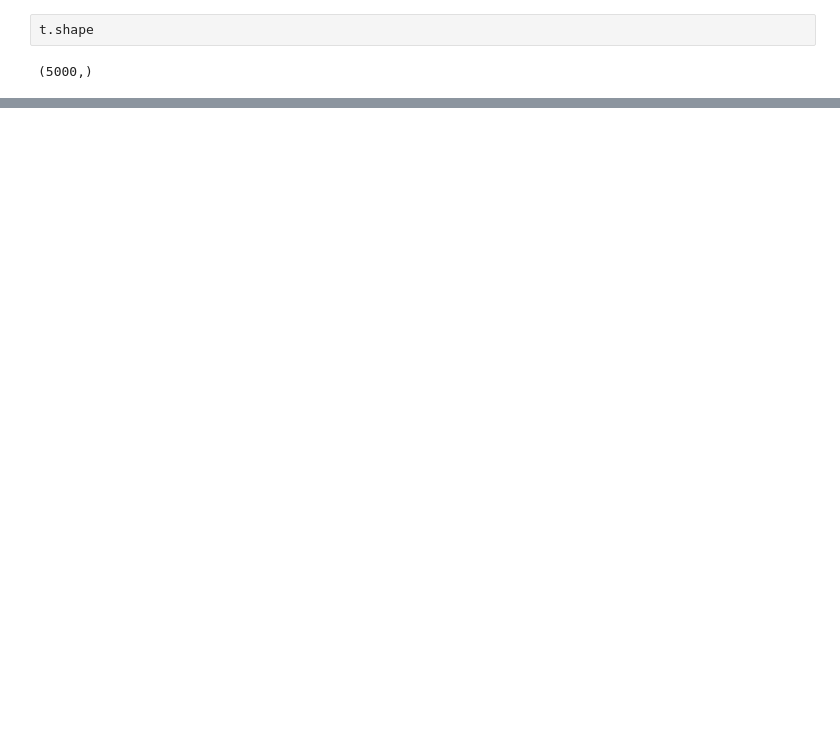
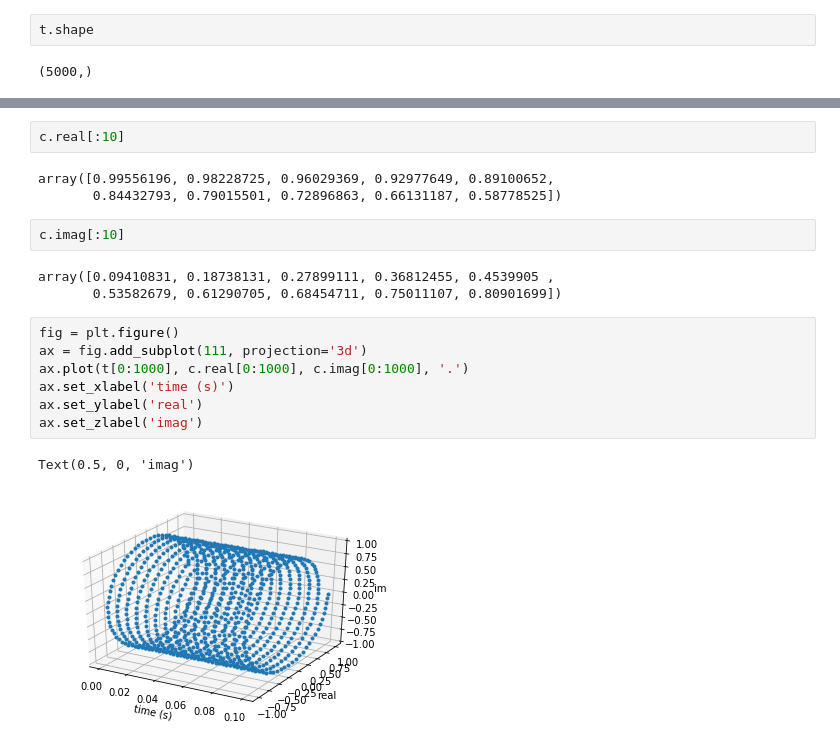
Before and after one commit to Jungwon-Chang/2019-1_ENGL437, a Jupyter notebook: my/09. Sound.ipynb, the cells around one changed output, grey strips where cells are left out. Saved outputs shown, nothing was run; the diff lists cells and outputs as text; blank space fills up the shorter version.

```diff
--- a/my/09. Sound.ipynb
+++ b/my/09. Sound.ipynb
@@ -36,0 +115,20 @@ array([6.28318531e-02, 1.25663706e-01, 1.88495559e-01, ...,
+# %%
+c.real[:10]
+# %% [output]
+array([0.99556196, 0.98228725, 0.96029369, 0.92977649, 0.89100652,
+       0.84432793, 0.79015501, 0.72896863, 0.66131187, 0.58778525])
+# %%
+c.imag[:10]
+# %% [output]
+array([0.09410831, 0.18738131, 0.27899111, 0.36812455, 0.4539905 ,
+       0.53582679, 0.61290705, 0.68454711, 0.75011107, 0.80901699])
+# %%
+fig = plt.figure()
+ax = fig.add_subplot(111, projection='3d')
+ax.plot(t[0:1000], c.real[0:1000], c.imag[0:1000], '.')
+ax.set_xlabel('time (s)')
+ax.set_ylabel('real')
+ax.set_zlabel('imag')
+# %% [output]
+Text(0.5, 0, 'imag')
+[figure, added]
```
Also changed, not shown: parts of 26 cells of this notebook, 6 other files.
